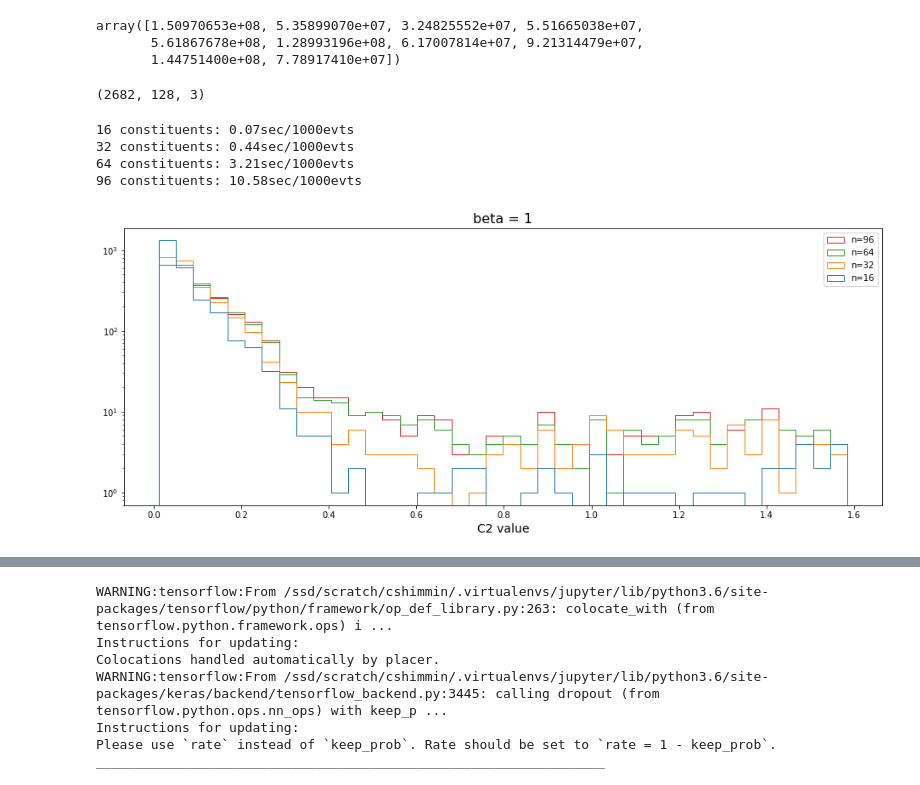
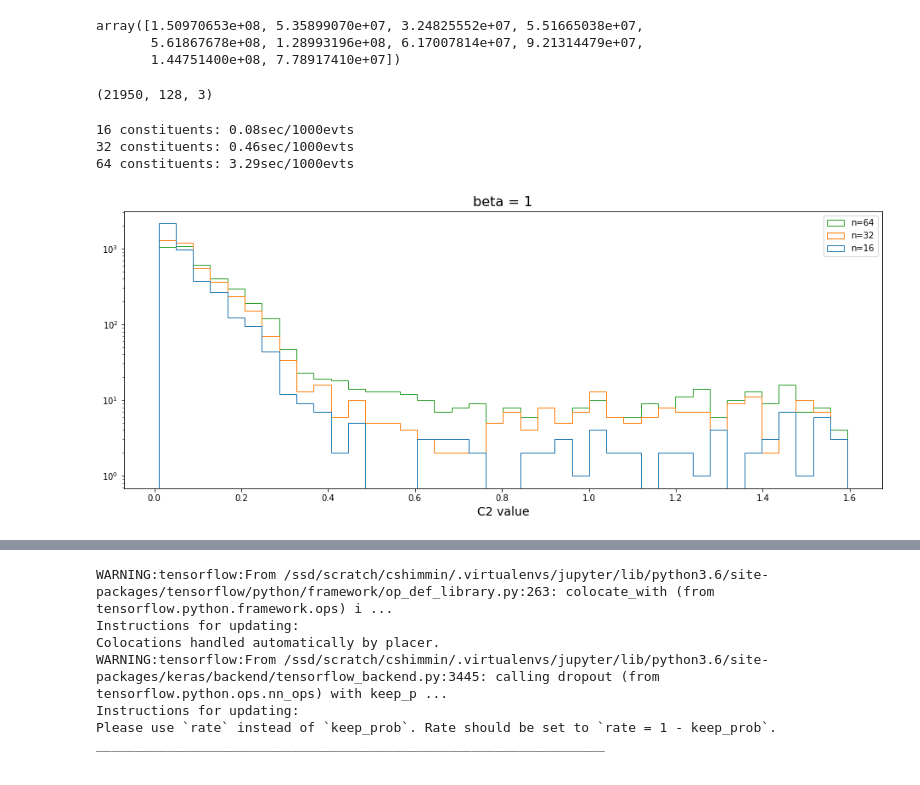
Before and after one commit to cshimmin/jet-adv, a Jupyter notebook: lhco_adversary.ipynb, the cells around one changed output, grey strips where cells are left out. Drawn from its saved outputs; the diff is of its cells as text; code cells hidden in the pictures.

```diff
--- a/lhco_adversary.ipynb
+++ b/lhco_adversary.ipynb
@@ -24,7 +26,7 @@ import time
 # %%
 import util
 # %%
-sig, bg = util.load_data()
+sig, bg = util.load_data(nevt=400000)
 # %%
 print(bg.shape)
 print(sig.shape)
@@ -136,41 +138,40 @@ array([1.50970653e+08, 5.35899070e+07, 3.24825552e+07, 5.51665038e+07,
 # %%
 sig_consts.shape
 # %% [output]
-(2682, 128, 3)
+(21950, 128, 3)
 # %%
 beta = 1
 
 # batch out the computation to avoid huge memory allocation
-batch_size = 128
-n_batch = sig_consts.shape[0]//batch_size
+batch_size = 64
+n_batch = min(64, sig_consts.shape[0]//batch_size)
 
 # make a comparison of C2 for different number of input constituents
-nmax_scan = [16,32,64,96]
+nmax_scan = [16,32,64]
 c2_scan = []
 for nmax in nmax_scan:
     t0 = time.time()
     c2 = np.zeros(batch_size*n_batch)
     for ibatch in range(n_batch):
         e1 = util.ecf_numpy(1, beta, sig_consts[ibatch*batch_size:(ibatch+1)*batch_size,:nmax])
         e2 = util.ecf_numpy(2, beta, sig_consts[ibatch*batch_size:(ibatch+1)*batch_size,:nmax])
         e3 = util.ecf_numpy(3, beta, sig_consts[ibatch*batch_size:(ibatch+1)*batch_size,:nmax])
         c2[ibatch*batch_size:(ibatch+1)*batch_size] = e3*e1/(e2**2)
     dt = time.time()-t0
     print("%d constituents: %.2fsec/1000evts" % (nmax,dt/c2.shape[0]*1000))
     c2_scan.append(c2)
 
 plt.figure(figsize=(16,6))
 plt.hist(c2_scan, histtype='step', bins=40, label=['n=%d'%n for n in nmax_scan])
 plt.legend()
 plt.yscale('log');
 plt.xlabel("C2 value");
 plt.title("beta = %g"%beta, fontsize=16);
 # %% [output]
-16 constituents: 0.07sec/1000evts
-32 constituents: 0.44sec/1000evts
-64 constituents: 3.21sec/1000evts
-96 constituents: 10.58sec/1000evts
+16 constituents: 0.08sec/1000evts
+32 constituents: 0.46sec/1000evts
+64 constituents: 3.29sec/1000evts
-[figure, old version]
+[figure, new version]
 # %%
 beta = -1
 
```
Also changed, not shown: parts of 22 cells of this notebook, 1 other file.
